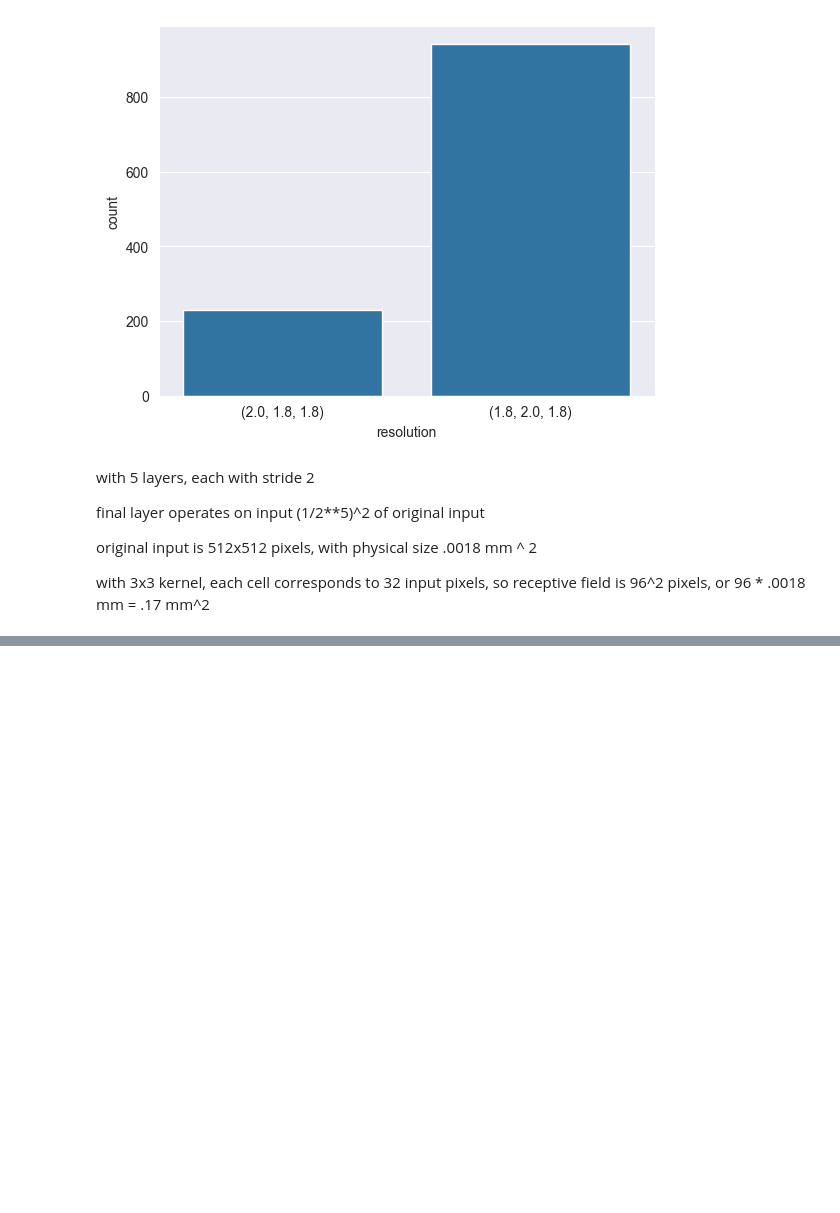
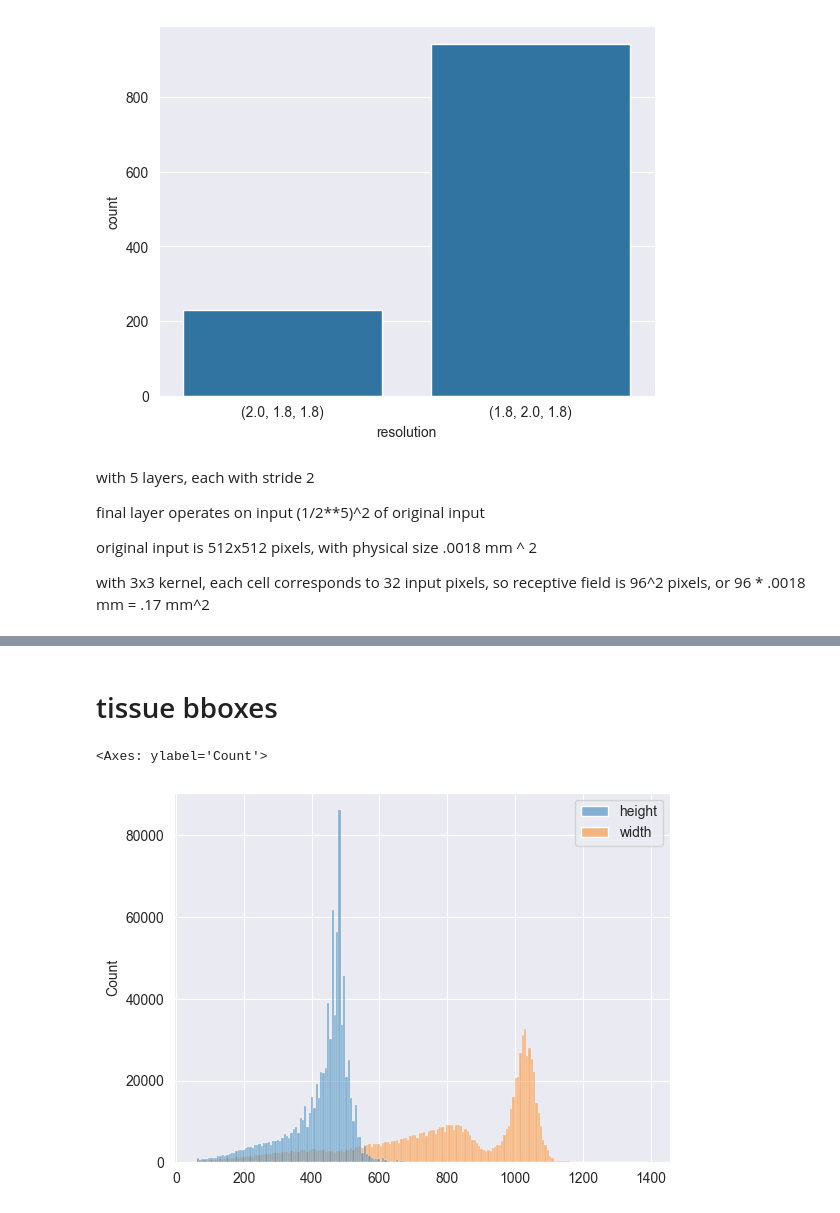
Before and after one commit to AllenInstitute/deep_ccf_registration, a Jupyter notebook: scripts/explore_scratch.ipynb, the cells around one changed output, grey strips where cells are left out. Saved outputs shown, nothing was run; the diff lists cells and outputs as text; code cells hidden in the pictures; blank space fills up the shorter version.

```diff
--- a/scripts/explore_scratch.ipynb
+++ b/scripts/explore_scratch.ipynb
@@ -285,0 +282,30 @@ volume_size_distr()
+# %% [markdown]
+# tissue bboxes
+# %%
+from deep_ccf_registration.metadata import SliceOrientation
+import json
+
+
+
+with open('/Users/adam.amster/smartspim-registration/tissue_bboxes.json') as f:
+    bboxes = json.load(f)
+
+bbox_dims = []
+for subject in subject_meta:
+    axes = sorted(subject.axes, key=lambda x: x.dimension)
+    slice_axis = subject.get_slice_axis(orientation=SliceOrientation.SAGITTAL)
+    subject_bboxes = bboxes[subject.subject_id]
+    axes = [x for x in axes if x.dimension != slice_axis.dimension]
+    for subject_bbox in [x for x in subject_bboxes if x is not None]:
+        if axes[0].direction in (AcquisitionDirection.INFERIOR_TO_SUPERIOR, AcquisitionDirection.SUPERIOR_TO_INFERIOR):
+            bbox_dims.append({'sid': subject.subject_id, 'height': subject_bbox['height'], 'width': subject_bbox['width']})
+        elif axes[0].direction in (AcquisitionDirection.POSTERIOR_TO_ANTERIOR, AcquisitionDirection.ANTERIOR_TO_POSTERIOR):
+            bbox_dims.append({'sid': subject.subject_id, 'height': subject_bbox['width'], 'width': subject_bbox['height']})
+        else:
+            raise ValueError
+
+bbox_dims = pd.DataFrame(bbox_dims)
+sns.histplot(bbox_dims)
+# %% [output]
+<Axes: ylabel='Count'>
+[figure, added]
```
Also changed, not shown: parts of 10 cells of this notebook, 7 other files.
